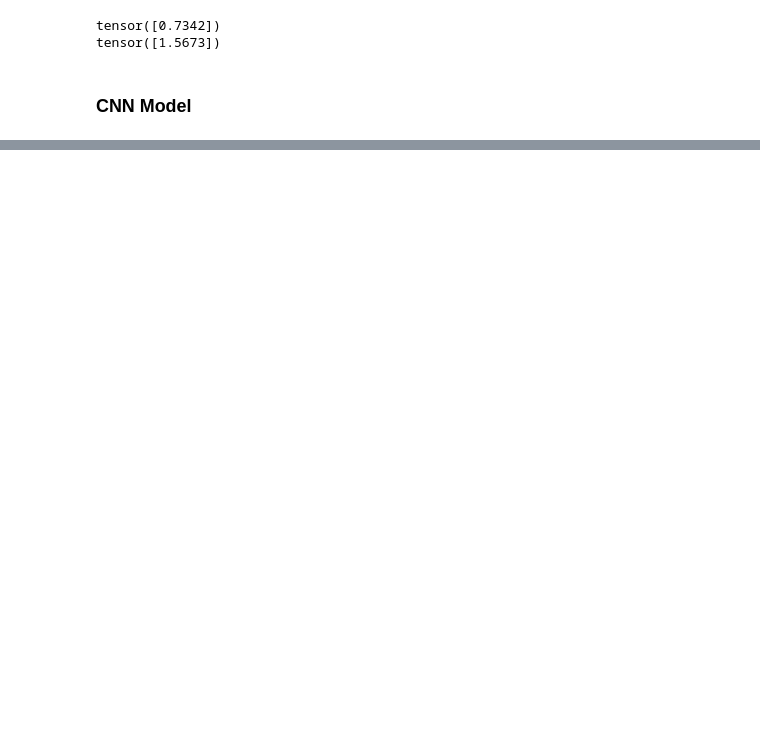
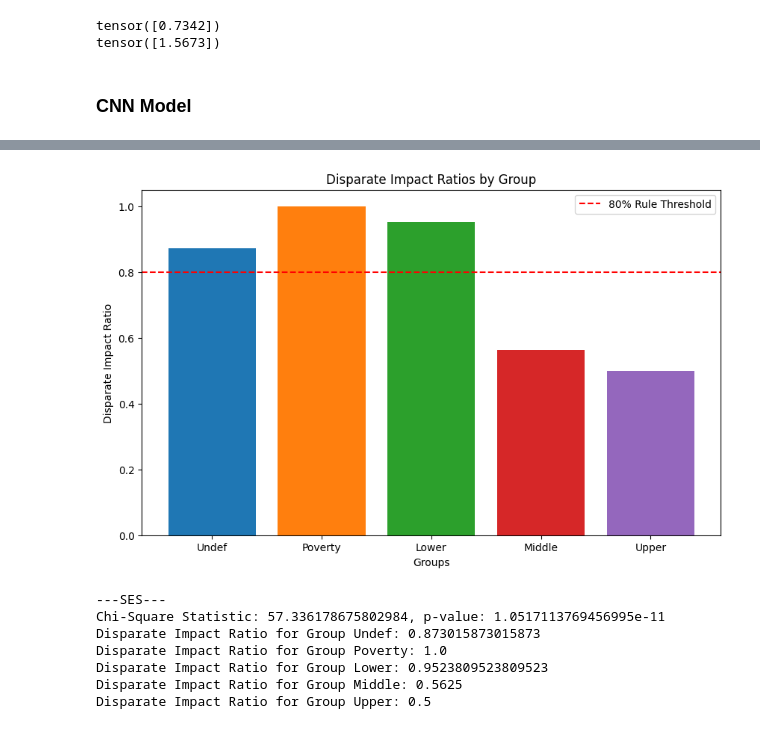
Before and after one commit to ArtKrutsko/B2AI-Project3, a Jupyter notebook: SES_Rainbow_VFP_prediction.ipynb, the cells around one changed output, grey strips where cells are left out. Saved outputs shown, nothing was run; the diff lists cells and outputs as text; code cells hidden in the pictures; blank space fills up the shorter version.

```diff
--- a/SES_Rainbow_VFP_prediction.ipynb
+++ b/SES_Rainbow_VFP_prediction.ipynb
@@ -609,0 +641,74 @@ plt.show()
+# %%
+def chi_DIR_plot(demographics, ground_truth, _predictions_, attribute='SES', calc_chi_square=True):
+
+    #print("---" , attribute.upper(), "---")
+
+    sensitive_attribute = demographics
+
+    contingency_table = pd.crosstab(sensitive_attribute, _predictions_, rownames=[attribute], colnames=['Prediction'])
+
+    # Compare distributions
+    _print_string_ = f'---{attribute.upper()}---\n'
+    if calc_chi_square:
+        chi2_stat, p_value, dof, expected = chi2_contingency(contingency_table)
+        chi_square_result = {
+            "chi2_stat": chi2_stat,
+            "p_value": p_value,
+            "dof": dof,
+            "expected": expected
+        }
+        #print(f'Chi-Square Statistic: {chi2_stat}, p-value: {p_value}')
+        _print_string_ += f'Chi-Square Statistic: {chi2_stat}, p-value: {p_value}\n'
+
+    unique_groups = [-1.0, 0.0, 1.0, 2.0, 3.0]
+    favorable_outcome = {}
+
+    map_func = {
+        '-1.0' : 'Undef',
+        '0.0' : 'Poverty',
+        '1.0' : 'Lower',
+        '2.0' : 'Middle',
+        '3.0' : 'Upper',
+    }
+
+    accuracies = [_predictions_ == ground_truth]
+    for group in unique_groups:
+        #group_predictions = _predictions_[sensitive_attribute == group]
+        group_predictions = accuracies[0][sensitive_attribute == group]
+        group_truth = ground_truth[sensitive_attribute == group]
+
+        favorable_outcome[group] = np.mean(group_predictions)
+
+    most_favorable_group = max(favorable_outcome, key=favorable_outcome.get)
+    disparate_impact_ratios = {group: favorable_outcome[group] / favorable_outcome[most_favorable_group] for group in unique_groups}
+
+    #Print the disparate impact ratios
+    for group, ratio in disparate_impact_ratios.items():
+        _print_string_ += f'Disparate Impact Ratio for Group {map_func[str(group)]}: {ratio}\n'
+        #print(f'Disparate Impact Ratio for Group {map_func(group)}: {ratio}')
+
+    # Plotting the disparate impact ratios
+    plt.figure(figsize=(10, 6))
+    groups = [map_func[str(group)] for group in unique_groups]
+    ratios = [disparate_impact_ratios[group] for group in unique_groups]
+    plt.bar(groups, ratios, color=plt.get_cmap('tab10').colors[:len(unique_groups)])
+    plt.axhline(y=0.8, color='r', linestyle='--', label='80% Rule Threshold')
+    plt.xlabel('Groups')
+    plt.ylabel('Disparate Impact Ratio')
+    plt.title('Disparate Impact Ratios by Group')
+    plt.legend()
+    plt.show()
+
+    return chi_square_result, disparate_impact_ratios, _print_string_
+
+_, _ , print_str = chi_DIR_plot(df['Ses'], df['test_value'], df['model_prediction'])
+print(print_str)
+# %% [output]
+[figure, added]
+---SES---
+Chi-Square Statistic: 57.336178675802984, p-value: 1.0517113769456995e-11
+Disparate Impact Ratio for Group Undef: 0.873015873015873
+Disparate Impact Ratio for Group Poverty: 1.0
+Disparate Impact Ratio for Group Lower: 0.9523809523809523
+Disparate Impact Ratio for Group Middle: 0.5625
+Disparate Impact Ratio for Group Upper: 0.5
```
Also changed, not shown: parts of 10 cells of this notebook.
